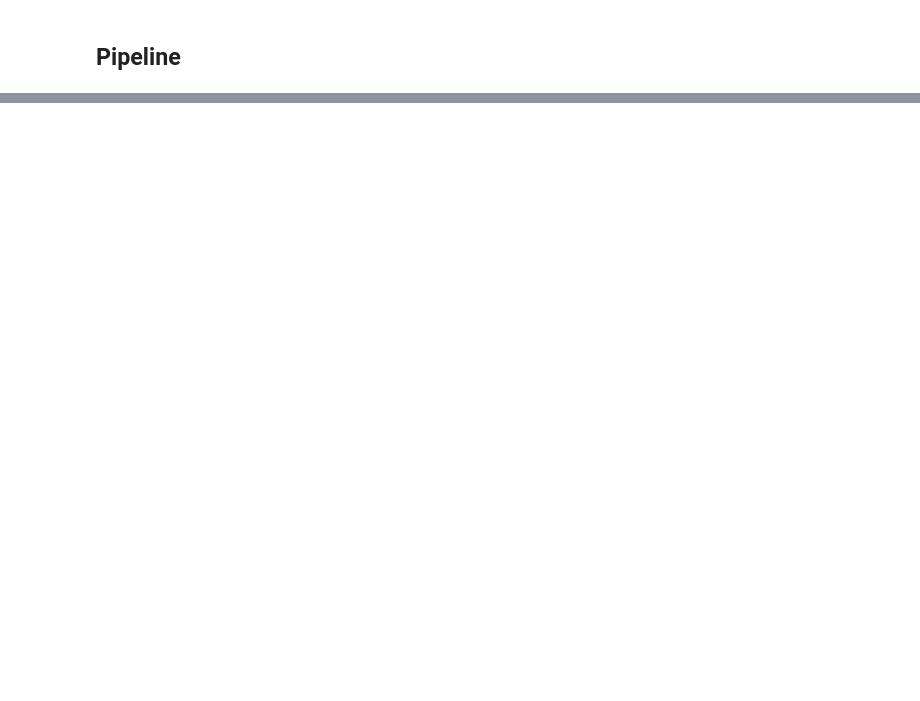
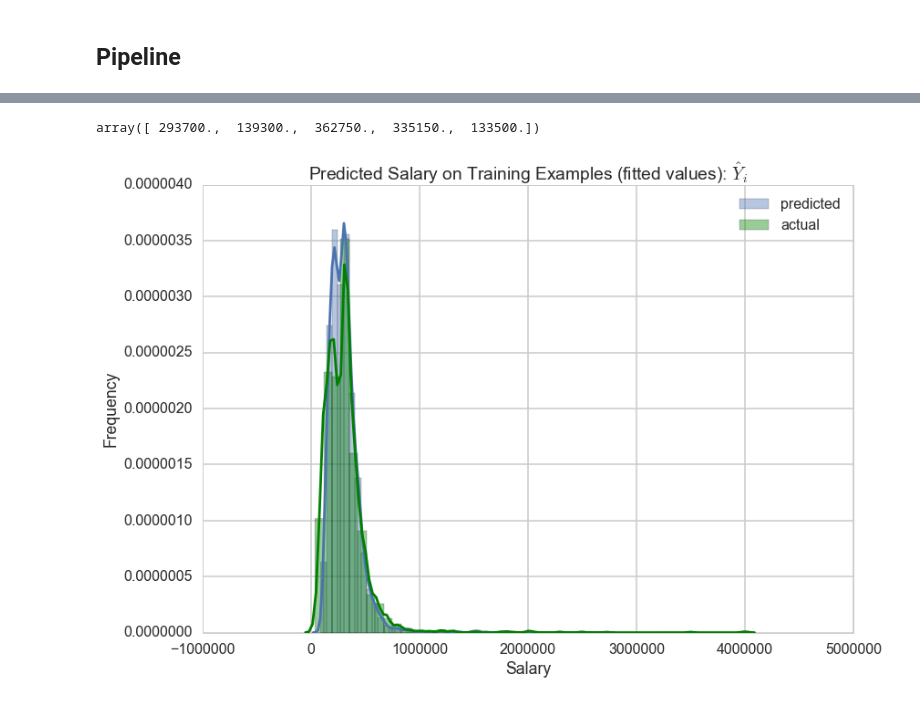
Before and after one commit to numb3r33/CoDS2016, a Jupyter notebook: Modelling.ipynb, the cells around one changed output, grey strips where cells are left out. Cells and saved outputs as stored; diff of their text form; code cells hidden in the pictures; blank space fills up the shorter version.

```diff
--- a/Modelling.ipynb
+++ b/Modelling.ipynb
@@ -142,0 +159,9 @@ plt.ylabel('Residuals');
+# %%
+ft = FeatureTransformer(train, test)
+scaler = StandardScaler()
+sel = VarianceThreshold(threshold=(.8 * (1 - .8)))
+rf = RandomForestRegressor(n_estimators=100, n_jobs=-1)
+# %%
+pipeline = Pipeline([('transformer', ft), ('scaler', scaler), ('sel', sel), ('rf', rf)])
+# %%
+pipeline.fit(X_train, y_train)
@@ -142,0 +182,17 @@ plt.ylabel('Residuals');
+# %%
+predsTrain = pipeline.predict(X_train)
+predsTest = pipeline.predict(X_test)
+# %%
+# lets take a look at first five predicted values
+predsTrain[0:5]
+# %% [output]
+array([ 293700.,  139300.,  362750.,  335150.,  133500.])
+# %%
+sns.distplot(predsTrain, label='predicted')
+sns.distplot(y_train, color='g', label='actual')
+plt.title('Predicted Salary on Training Examples (fitted values): $\hat{Y}_i$')
+plt.xlabel('Salary')
+plt.ylabel('Frequency')
+plt.legend(loc='best');
+# %% [output]
+[figure, added]
```
Also changed, not shown: parts of 62 cells of this notebook, 1 other file.
